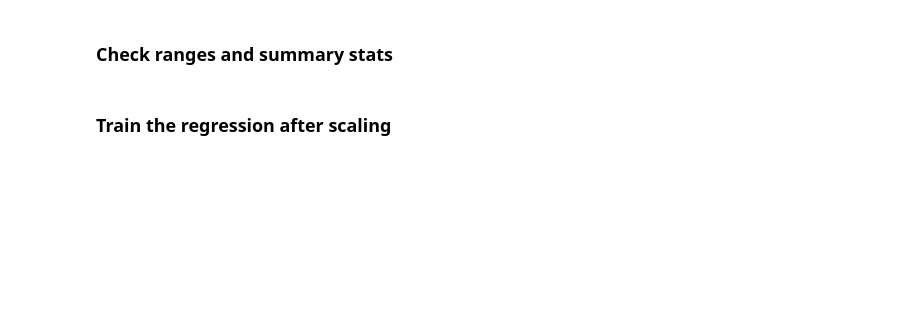
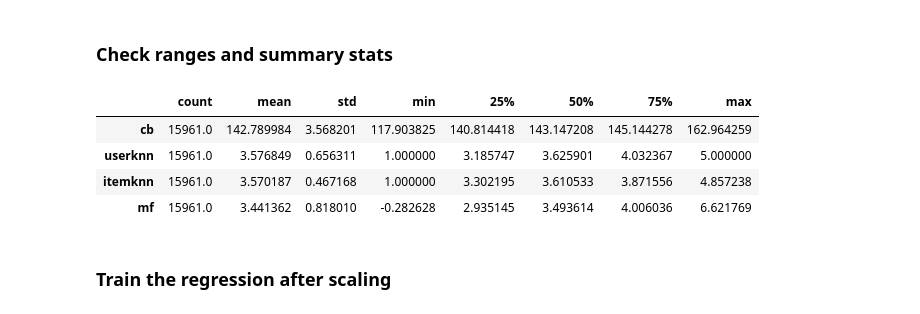
Before and after one commit to kantana8864/Recommender-Systems-Project, a Jupyter notebook: Project-RecSys.ipynb, the cells around one changed output. Drawn from its saved outputs; the diff is of its cells as text; code cells hidden in the pictures; blank space fills up the shorter version.

Commit message:
Remove hardcoded values and BPR from hybrid model

```diff
--- a/Project-RecSys.ipynb
+++ b/Project-RecSys.ipynb
@@ -1641,6 +1641,10 @@ UserKNN (k=50): Fallbacks = 45 (0.28%)
 ItemKNN (k=70): Fallbacks = 41 (0.26%)
 ----------------------------------------
 Conclusion: The number of fallbacks is indeed low, supporting the hypothesis.
+# %%
+# remember the best value for item k and user k to use later
+best_k_user = user_knn_tuning['best_k']
+best_k_item = item_knn_tuning['best_k']
 # %% [markdown]
 ## 1.4 Matrix Factorization model (MF)
 # %% [markdown]
@@ -2190,15 +2194,15 @@ where the $(\alpha_j)$ coefficients represent the weight learned for each compon
 # %%
 def generate_component_predictions(val_data, train_data,
                                    item_similarity_matrix, user_similarity_matrix,
-                                   mf_model, bpr_model,
-                                   k_item=20, k_user=70,
+                                   mf_model,
+                                   k_item=best_k_item, k_user=best_k_user,
                                    device=device, verbose=False):
     """
     Generate predictions from multiple recommender components for each (user, item) pair.
 
     Handles both 0-indexed and 1-indexed matrices automatically.
     Returns DataFrame with columns:
-    [user_id, item_id, true_rating, cb, userknn, itemknn, mf, bpr]
+    [user_id, item_id, true_rating, cb, userknn, itemknn, mf]
     """
 
     preds = []
@@ -2256,14 +2260,14 @@ def generate_component_predictions(val_data, train_data,
             mf_pred = mf_model.predict(user_id, item_id)
 
             # --- BPR prediction ---
-            with torch.no_grad():
-                bpr_model.model.to(device)
-                bpr_pred = bpr_model.model.predict(
-                    torch.LongTensor([user_id - 1]).to(device),
-                    torch.LongTensor([item_id - 1]).to(device)
-                ).item()
+            # with torch.no_grad():
+            #     bpr_model.model.to(device)
+            #     bpr_pred = bpr_model.model.predict(
+            #         torch.LongTensor([user_id - 1]).to(device),
+            #         torch.LongTensor([item_id - 1]).to(device)
+            #     ).item()
 
-            preds.append([user_id, item_id, true_rating, cb_pred, ub_pred, ib_pred, mf_pred, bpr_pred])
+            preds.append([user_id, item_id, true_rating, cb_pred, ub_pred, ib_pred, mf_pred])
 
         except Exception as e:
             skipped += 1
@@ -2271,7 +2275,7 @@ def generate_component_predictions(val_data, train_data,
                 print(f"⚠️ Skipped user {user_id}, item {item_id}: {e}")
             continue
 
-    df_preds = pd.DataFrame(preds, columns=['user_id', 'item_id', 'true_rating', 'cb', 'userknn', 'itemknn', 'mf', 'bpr'])
+    df_preds = pd.DataFrame(preds, columns=['user_id', 'item_id', 'true_rating', 'cb', 'userknn', 'itemknn', 'mf'])
     print(f"✅ Completed hybrid prediction data generation. Skipped {skipped} problematic pairs.")
     print(f"Returned shape: {df_preds.shape}")
     return df_preds
@@ -2284,12 +2288,12 @@ from sklearn.linear_model import LinearRegression
 hybrid_train = generate_component_predictions(
     val_data, train_data,
     item_similarity_matrix, user_similarity_matrix,
-    mf_model, bpr_model,
-    k_item=20, k_user=70,
+    mf_model,
+    k_item=best_k_item, k_user=best_k_user,
     verbose=True
 )
 
-X = hybrid_train[['cb','userknn','itemknn','mf','bpr']]
+X = hybrid_train[['cb','userknn','itemknn','mf']]
 y = hybrid_train['true_rating']
 
 # Train regression model
@@ -2310,7 +2347,13 @@ print(hybrid_train.isna().sum())
 ### Check ranges and summary stats
 # %%
 # Look at the min, max, mean, std for each component
-hybrid_train[['cb','userknn','itemknn','mf','bpr']].describe().T
+hybrid_train[['cb','userknn','itemknn','mf']].describe().T
+# %% [output]
+|  | count | mean | std | min | 25% | 50% | 75% | max |
+| cb | 15961.0 | 142.789984 | 3.568201 | 117.903825 | 140.814418 | 143.147208 | 145.144278 | 162.964259 |
+| userknn | 15961.0 | 3.576849 | 0.656311 | 1.000000 | 3.185747 | 3.625901 | 4.032367 | 5.000000 |
+| itemknn | 15961.0 | 3.570187 | 0.467168 | 1.000000 | 3.302195 | 3.610533 | 3.871556 | 4.857238 |
+| mf | 15961.0 | 3.441362 | 0.818010 | -0.282628 | 2.935145 | 3.493614 | 4.006036 | 6.621769 |
 # %% [markdown]
 ### Train the regression after scaling
 # %%
```
Also changed, not shown: parts of 9 cells of this notebook.
